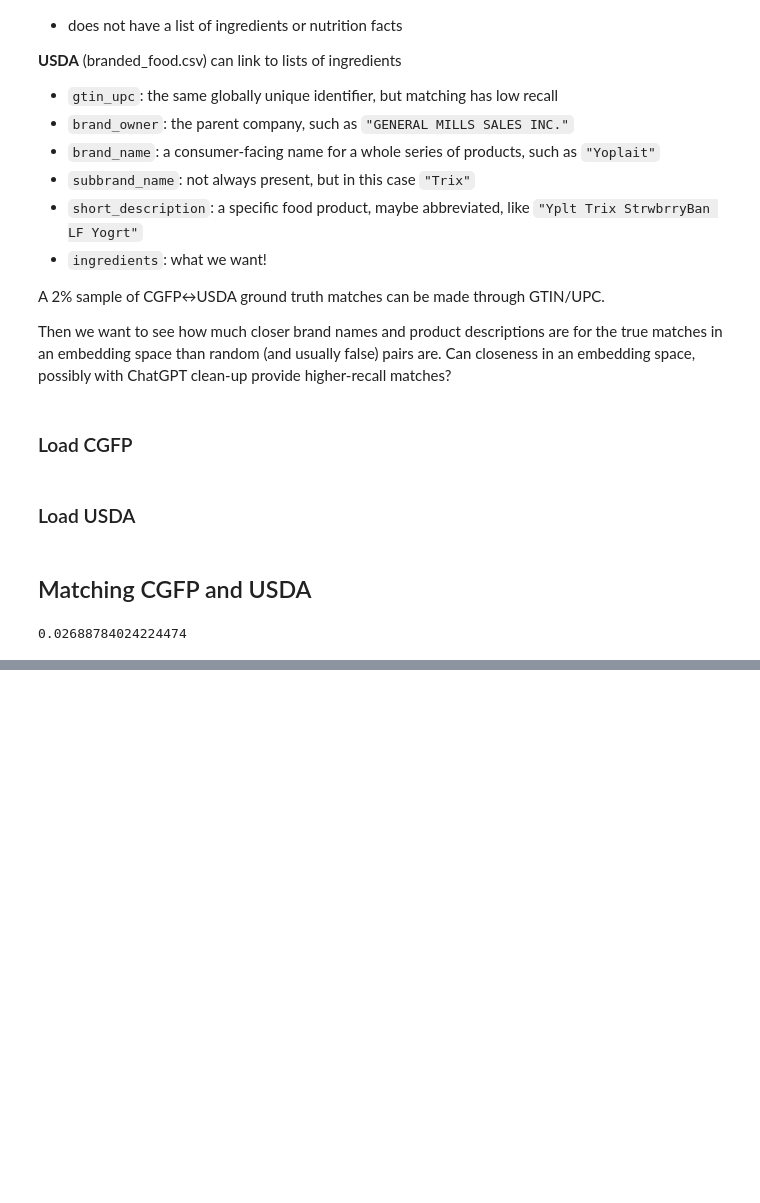
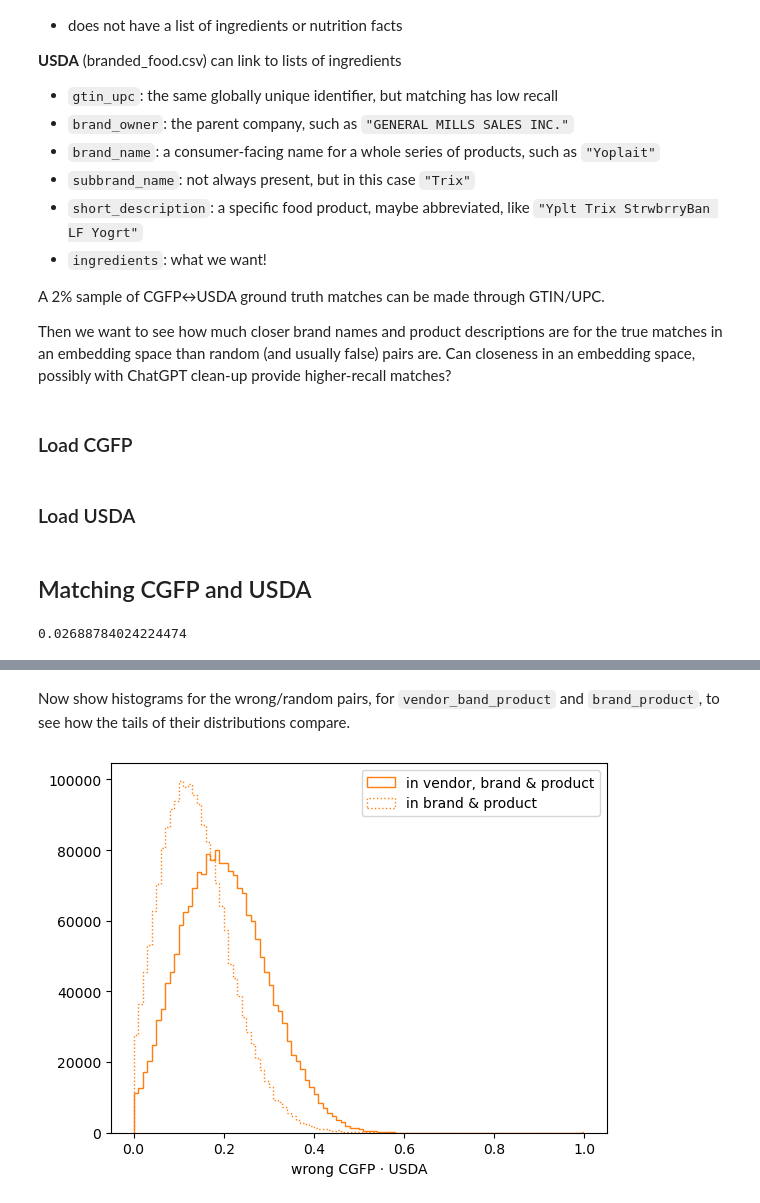
Before and after one commit to uchicago-dsi/good-food-purchasing-nova-classification, a Jupyter notebook: notebooks/match-with-sentence-transformers.ipynb, the cells around one changed output, grey strips where cells are left out. Drawn from its saved outputs; the diff is of its cells as text; code cells hidden in the pictures; blank space fills up the shorter version.

```diff
--- a/notebooks/match-with-sentence-transformers.ipynb
+++ b/notebooks/match-with-sentence-transformers.ipynb
@@ -121,0 +560,41 @@ cgfp_usda.take(np.random.permutation(len(cgfp_usda))[:60])[["Product Type", "bra
+# %% [markdown]
+Now show histograms for the wrong/random pairs, for `vendor_band_product` and `brand_product`, to see how the tails of their distributions compare.
+# %%
+fig, ax = plt.subplots()
+
+ax.hist(
+    [
+        np.dot(x, y)
+        for x, y in zip(
+            wrong_cgfp_vendor_brand_product, wrong_usda_vendor_brand_product
+        )
+    ],
+    bins=100,
+    range=(0, 1),
+    weights=np.full(
+        len(wrong_cgfp_vendor_brand_product),
+        len(usda) / len(wrong_cgfp_vendor_brand_product),
+    ),
+    color=default_colors[1],
+    histtype="step",
+    label="in vendor, brand & product",
+)
+ax.hist(
+    [np.dot(x, y) for x, y in zip(wrong_cgfp_brand_product, wrong_usda_brand_product)],
+    bins=100,
+    range=(0, 1),
+    weights=np.full(
+        len(wrong_cgfp_brand_product), len(usda) / len(wrong_cgfp_brand_product)
+    ),
+    color=default_colors[1],
+    histtype="step",
+    ls=":",
+    label="in brand & product",
+)
+ax.legend()
+
+ax.set_xlabel("wrong CGFP \u00b7 USDA")
+
+None
+# %% [output]
+[figure, added]
```
Also changed, not shown: parts of 30 cells of this notebook.
